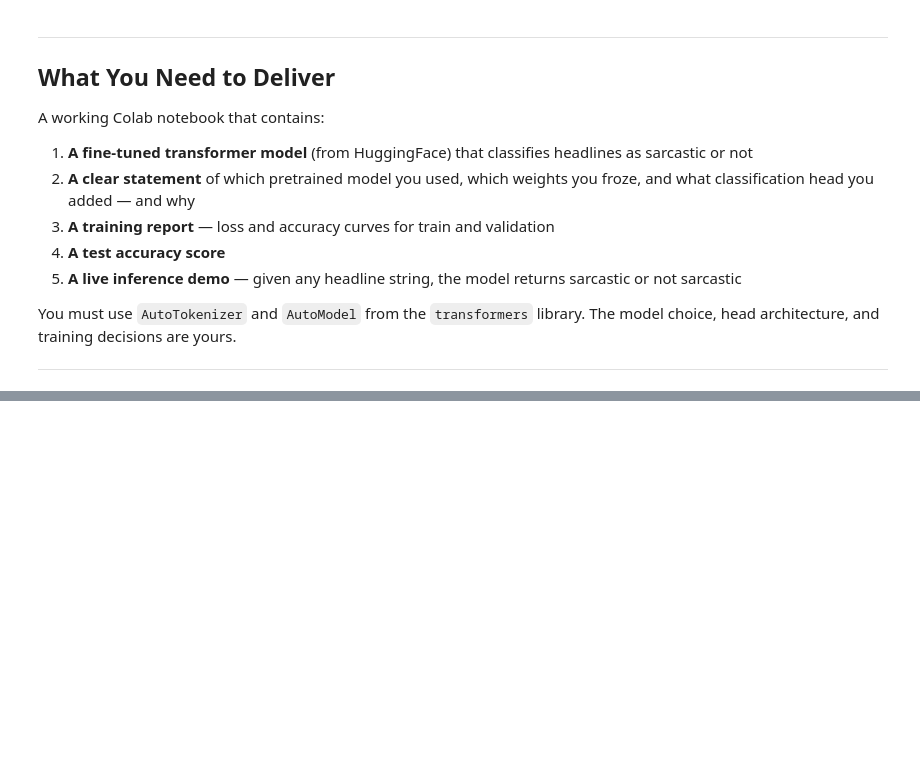
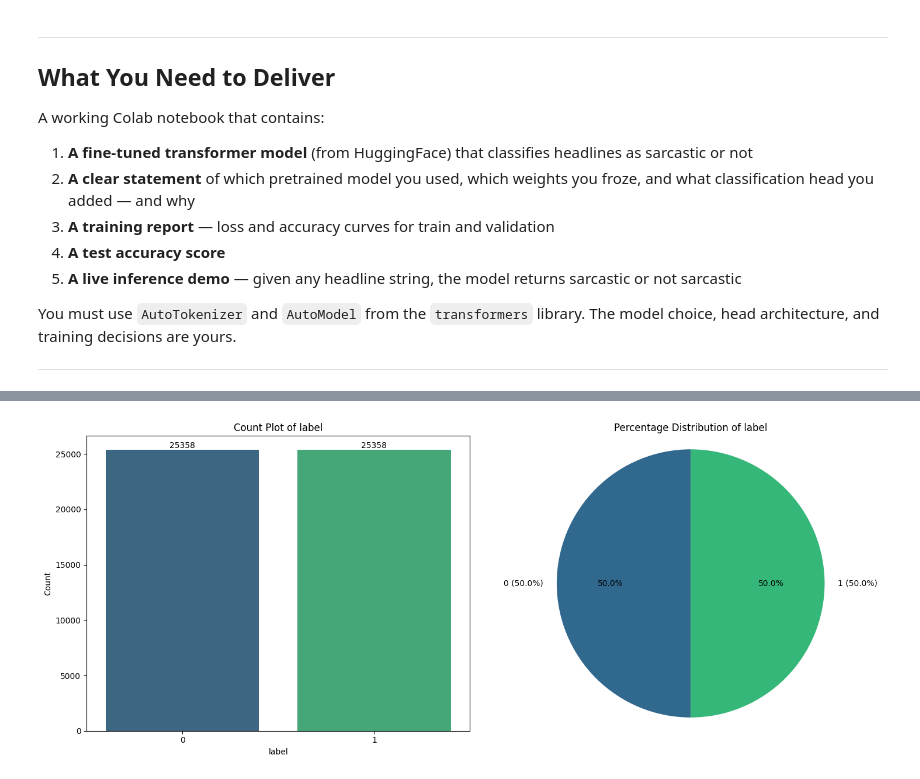
Before and after one commit to Ibraheem-Al-hafith/classification_hub, a Jupyter notebook: Ex_5_Text_Classification_Transformers.ipynb, the cells around one changed output, grey strips where cells are left out. Saved outputs shown, nothing was run; the diff lists cells and outputs as text; code cells hidden in the pictures; blank space fills up the shorter version.

```diff
--- a/Ex_5_Text_Classification_Transformers.ipynb
+++ b/Ex_5_Text_Classification_Transformers.ipynb
@@ -52,0 +168,10 @@ The model choice, head architecture, and training decisions are yours.
+# %%
+# Downsampling the majority class
+minority_class = df[df['label'] == 1]
+majority_class = df[df['label'] == 0]
+downsampled_majority = majority_class.sample(n=len(minority_class), random_state=config.seed)
+df = pd.concat([downsampled_majority, minority_class])
+df.reset_index(drop=True, inplace=True)
+plot_categorical_distribution(df, "label")
+# %% [output]
+[figure, added]
```
Also changed, not shown: parts of 13 cells of this notebook.
